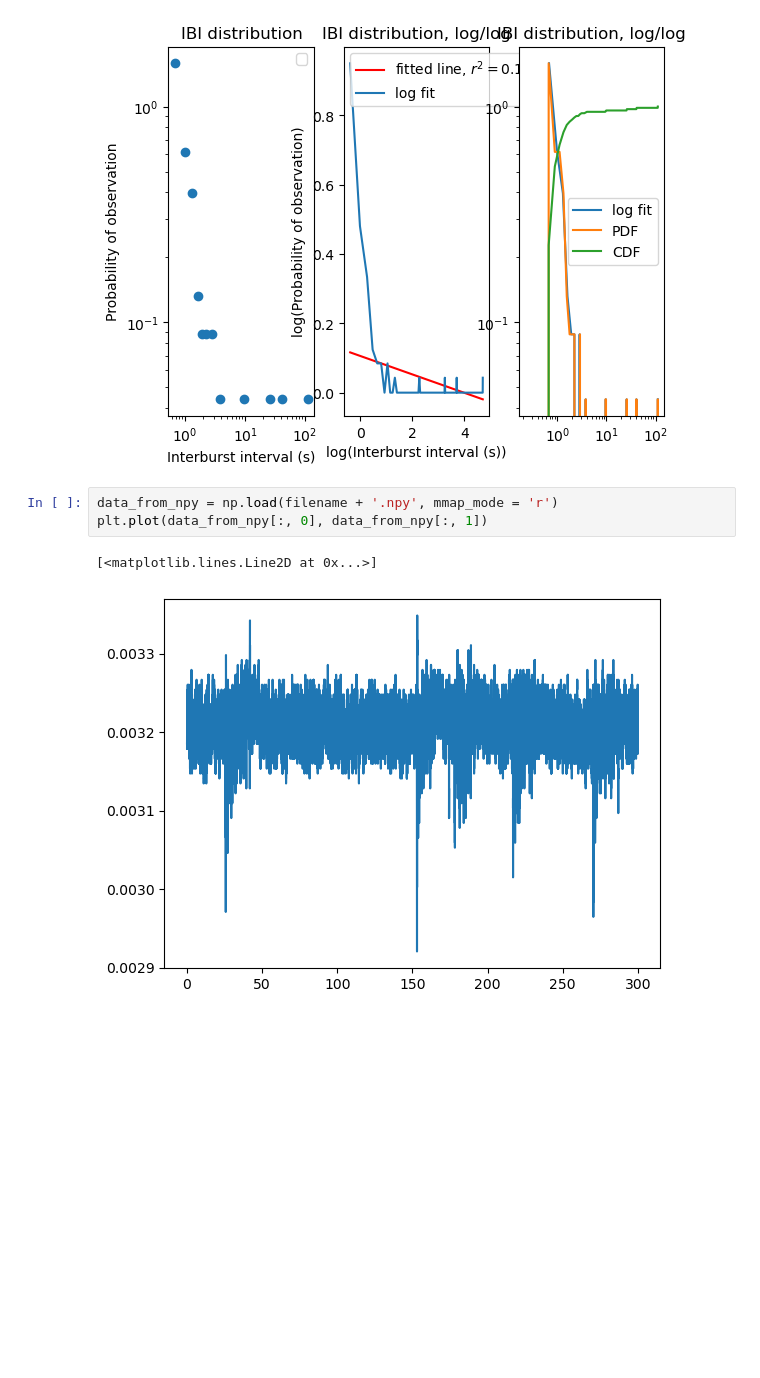
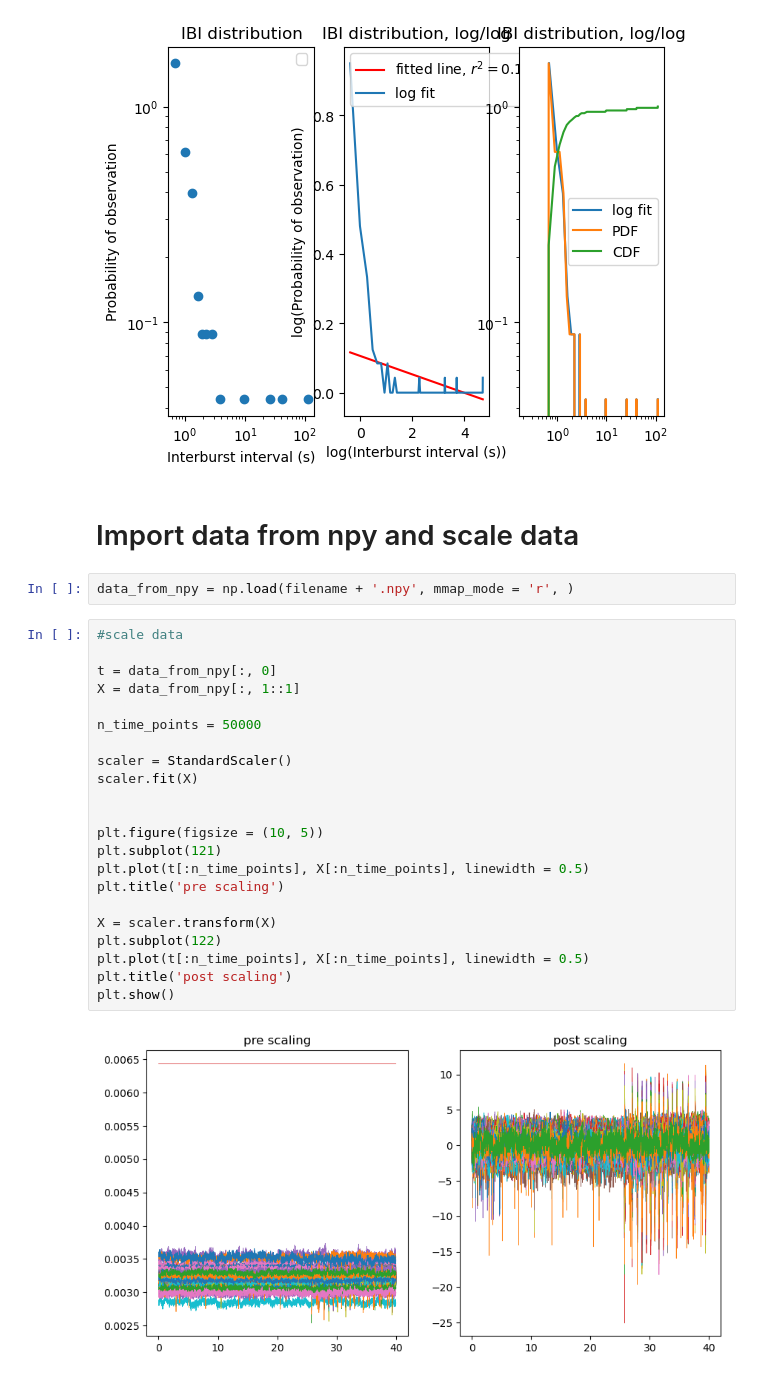
Before and after one commit to mrwun2002/MaxLab_analysis, a Jupyter notebook: test_load.ipynb, the cells around one changed output. Cells and saved outputs as stored; diff of their text form; blank space fills up the shorter version.

```diff
--- a/test_load.ipynb
+++ b/test_load.ipynb
@@ -154,9 +150,31 @@ plt.legend()
 No artists with labels found to put in legend.  Note that artists whose label start with an underscore are ignored when legend() is called with no argument.
 <matplotlib.legend.Legend at 0x...>
 [figure]
+# %% [markdown]
+# Import data from npy and scale data
 # %%
-data_from_npy = np.load(filename + '.npy', mmap_mode = 'r')
-plt.plot(data_from_npy[:, 0], data_from_npy[:, 1])
+data_from_npy = np.load(filename + '.npy', mmap_mode = 'r', )
-# %% [output]
-[<matplotlib.lines.Line2D at 0x...>]
-[figure, removed]
+# %%
+#scale data
+
+t = data_from_npy[:, 0]
+X = data_from_npy[:, 1::1]
+
+n_time_points = 50000
+
+scaler = StandardScaler()
+scaler.fit(X)
+
+
+plt.figure(figsize = (10, 5))
+plt.subplot(121)
+plt.plot(t[:n_time_points], X[:n_time_points], linewidth = 0.5)
+plt.title('pre scaling')
+
+X = scaler.transform(X)
+plt.subplot(122)
+plt.plot(t[:n_time_points], X[:n_time_points], linewidth = 0.5)
+plt.title('post scaling')
+plt.show()
+# %% [output]
+[figure, added]
```
Also changed, not shown: parts of 12 cells of this notebook, 1 other file.
